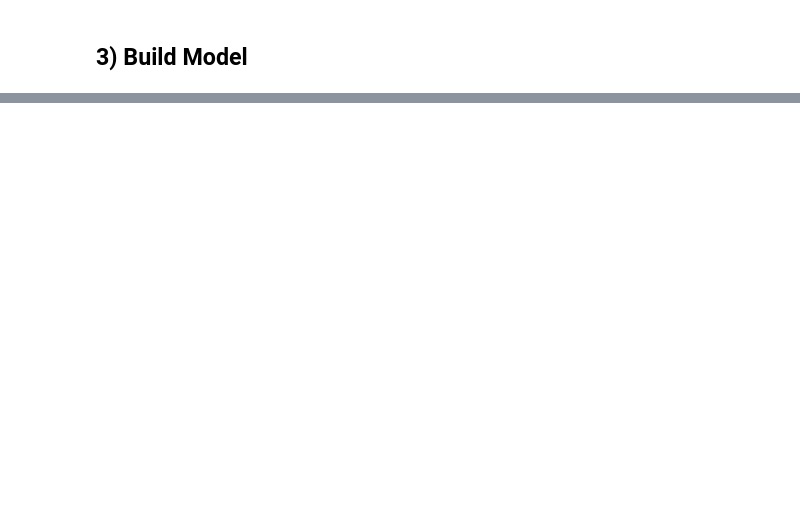
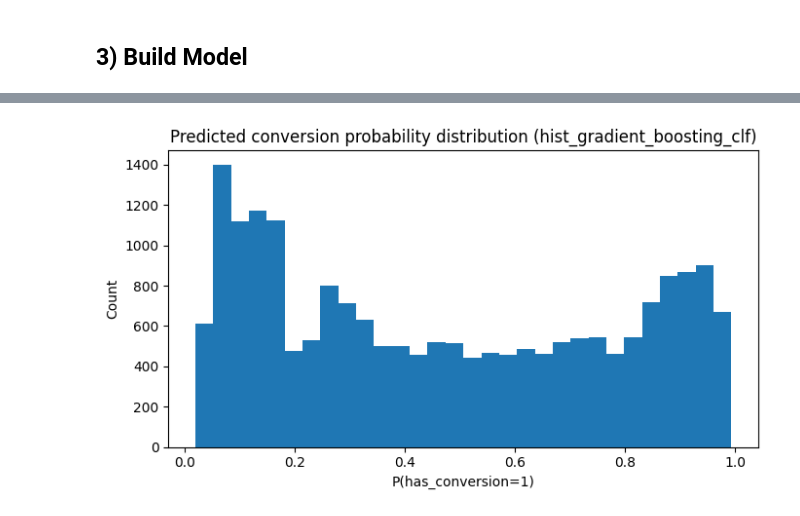
Before and after one commit to Data-Mining-IU/GitHub-Fork-to-PR-Conversion, a Jupyter notebook: src/Modeling.ipynb, the cells around one changed output, grey strips where cells are left out. Drawn from its saved outputs; the diff is of its cells as text; code cells hidden in the pictures; blank space fills up the shorter version.

```diff
--- a/src/Modeling.ipynb
+++ b/src/Modeling.ipynb
@@ -337,0 +428,90 @@ This block evaluates ranking quality for the best classification model and compa
+# %%
+ARTIFACT_DIR = Path("../report/images")
+ARTIFACT_DIR.mkdir(parents=True, exist_ok=True)
+
+
+def clip_rate(pred):
+    """Conversion rate is bounded by construction, so evaluation should respect [0, 1]."""
+    return np.clip(np.asarray(pred, dtype=float), 0.0, 1.0)
+
+
+def evaluate_models(X_train_local, X_test_local, y_cls_train_local, y_cls_test_local, y_reg_train_local, y_reg_test_local, clf_models_local, reg_models_local):
+    majority_class = int(y_cls_train_local.mode()[0])
+    baseline_cls_pred = np.full_like(y_cls_test_local, fill_value=majority_class)
+
+    cls_results_local = []
+    for name, model in clf_models_local.items():
+        model.fit(X_train_local, y_cls_train_local)
+        pred = model.predict(X_test_local)
+        if hasattr(model.named_steps["model"], "predict_proba"):
+            proba = model.predict_proba(X_test_local)[:, 1]
+            auc = roc_auc_score(y_cls_test_local, proba)
+        else:
+            proba = None
+            auc = np.nan
+        cls_results_local.append({
+            "model": name,
+            "accuracy": accuracy_score(y_cls_test_local, pred),
+            "macro_f1": f1_score(y_cls_test_local, pred, average="macro"),
+            "precision": precision_score(y_cls_test_local, pred, zero_division=0),
+            "precision_at_10pct": precision_at_fraction(y_cls_test_local, proba, fraction=0.10),
+            "roc_auc": auc,
+        })
+
+    baseline_cls = {
+        "model": "baseline_majority",
+        "accuracy": accuracy_score(y_cls_test_local, baseline_cls_pred),
+        "macro_f1": f1_score(y_cls_test_local, baseline_cls_pred, average="macro"),
+        "precision": precision_score(y_cls_test_local, baseline_cls_pred, zero_division=0),
+        "precision_at_10pct": float(y_cls_test_local.mean()),
+        "roc_auc": np.nan,
+    }
+    cls_table_local = pd.DataFrame([baseline_cls] + cls_results_local).sort_values("macro_f1", ascending=False)
+
+    baseline_mean = float(y_reg_train_local.mean())
+    baseline_reg_pred = clip_rate(np.full_like(y_reg_test_local, baseline_mean, dtype=float))
+
+    reg_results_local = []
+    for name, model in reg_models_local.items():
+        model.fit(X_train_local, y_reg_train_local)
+        pred = clip_rate(model.predict(X_test_local))
+        reg_results_local.append({
+            "model": name,
+            "mae": mean_absolute_error(y_reg_test_local, pred),
+            "r2": r2_score(y_reg_test_local, pred),
+        })
+
+    baseline_reg = {
+        "model": "baseline_mean",
+        "mae": mean_absolute_error(y_reg_test_local, baseline_reg_pred),
+        "r2": r2_score(y_reg_test_local, baseline_reg_pred),
+    }
+    reg_table_local = pd.DataFrame([baseline_reg] + reg_results_local).sort_values("mae")
+    return cls_table_local, reg_table_local
+
+
+cls_table, reg_table = evaluate_models(
+    X_train, X_test, y_cls_train, y_cls_test, y_reg_train, y_reg_test, clf_models, reg_models
+)
+display(cls_table)
+display(reg_table)
+
+best_cls_name = cls_table.iloc[0]["model"]
+best_reg_name = reg_table.iloc[0]["model"]
+best_cls_model = clf_models[best_cls_name]
+best_reg_model = reg_models[best_reg_name]
+
+if best_cls_name != "baseline_majority" and hasattr(best_cls_model.named_steps["model"], "predict_proba"):
+    best_cls_model.fit(X_train, y_cls_train)
+    p = best_cls_model.predict_proba(X_test)[:, 1]
+    plt.figure(figsize=(7, 4))
+    plt.hist(p, bins=30)
+    plt.title(f"Predicted conversion probability distribution ({best_cls_name})")
+    plt.xlabel("P(has_conversion=1)")
+    plt.ylabel("Count")
+    plt.tight_layout()
+    plt.show()
+
+print("Best classification model:", best_cls_name)
+print("Best regression model:", best_reg_name)
+# %% [output]
@@ -337,0 +533 @@ This block evaluates ranking quality for the best classification model and compa
+[figure, added]
```
Also changed, not shown: parts of 31 cells of this notebook.
